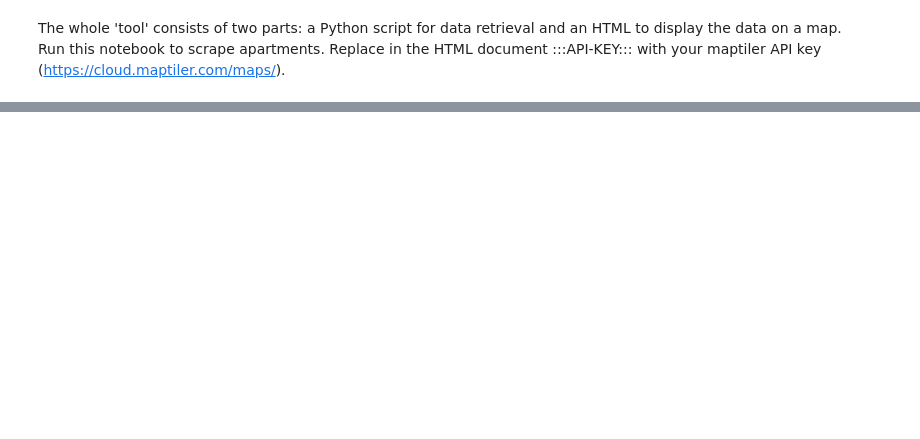
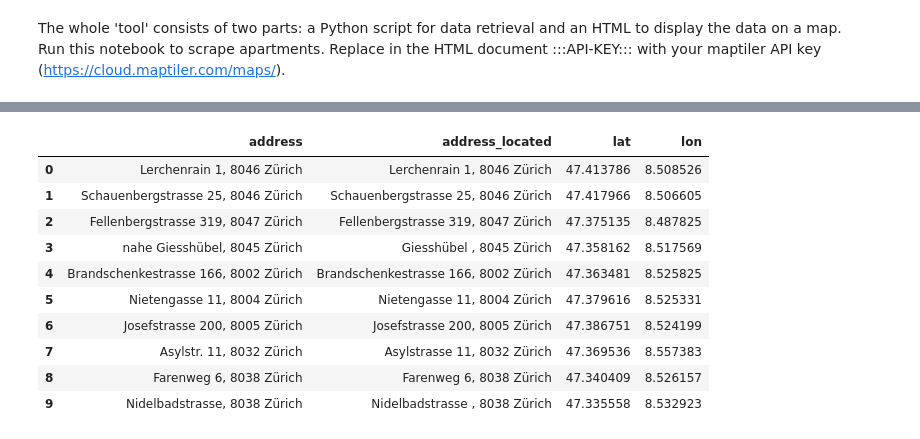
Before and after one commit to kahya-se/WebScraper_ApartmentsInSwitzerland, a Jupyter notebook: TheScraper.ipynb, the cells around one changed output, grey strips where cells are left out. Cells and saved outputs as stored; diff of their text form; code cells hidden in the pictures; blank space fills up the shorter version.

```diff
--- a/TheScraper.ipynb
+++ b/TheScraper.ipynb
@@ -74 +99,18 @@ for i,row in resultsGeo.loc[~(resultsGeo.lat > 0)].iterrows():
+# %%
+# Inspect results - note the differences between the address columns.
+# GIGO: The geocoding is done only as well as the addresses given as input...
+
+df_geocoded[0:10]
+# %% [output]
+|  | address | address_located | lat | lon |
+| 0 | Lerchenrain 1, 8046 Zürich | Lerchenrain 1, 8046 Zürich | 47.413786 | 8.508526 |
+| 1 | Schauenbergstrasse 25, 8046 Zürich | Schauenbergstrasse 25, 8046 Zürich | 47.417966 | 8.506605 |
+| 2 | Fellenbergstrasse 319, 8047 Zürich | Fellenbergstrasse 319, 8047 Zürich | 47.375135 | 8.487825 |
+| 3 | nahe Giesshübel, 8045 Zürich | Giesshübel , 8045 Zürich | 47.358162 | 8.517569 |
+| 4 | Brandschenkestrasse 166, 8002 Zürich | Brandschenkestrasse 166, 8002 Zürich | 47.363481 | 8.525825 |
+| 5 | Nietengasse 11, 8004 Zürich | Nietengasse 11, 8004 Zürich | 47.379616 | 8.525331 |
+| 6 | Josefstrasse 200, 8005 Zürich | Josefstrasse 200, 8005 Zürich | 47.386751 | 8.524199 |
+| 7 | Asylstr. 11, 8032 Zürich | Asylstrasse 11, 8032 Zürich | 47.369536 | 8.557383 |
+| 8 | Farenweg 6, 8038 Zürich | Farenweg 6, 8038 Zürich | 47.340409 | 8.526157 |
+| 9 | Nidelbadstrasse, 8038 Zürich | Nidelbadstrasse , 8038 Zürich | 47.335558 | 8.532923 |
 # %%
```
Also changed, not shown: parts of 15 cells of this notebook.
